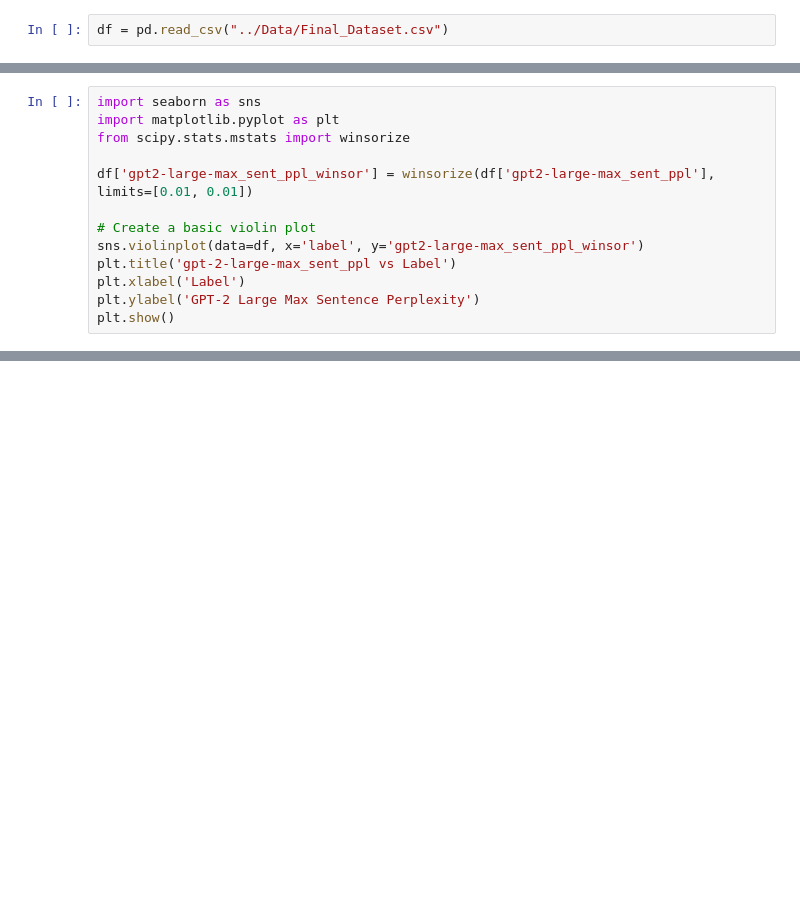
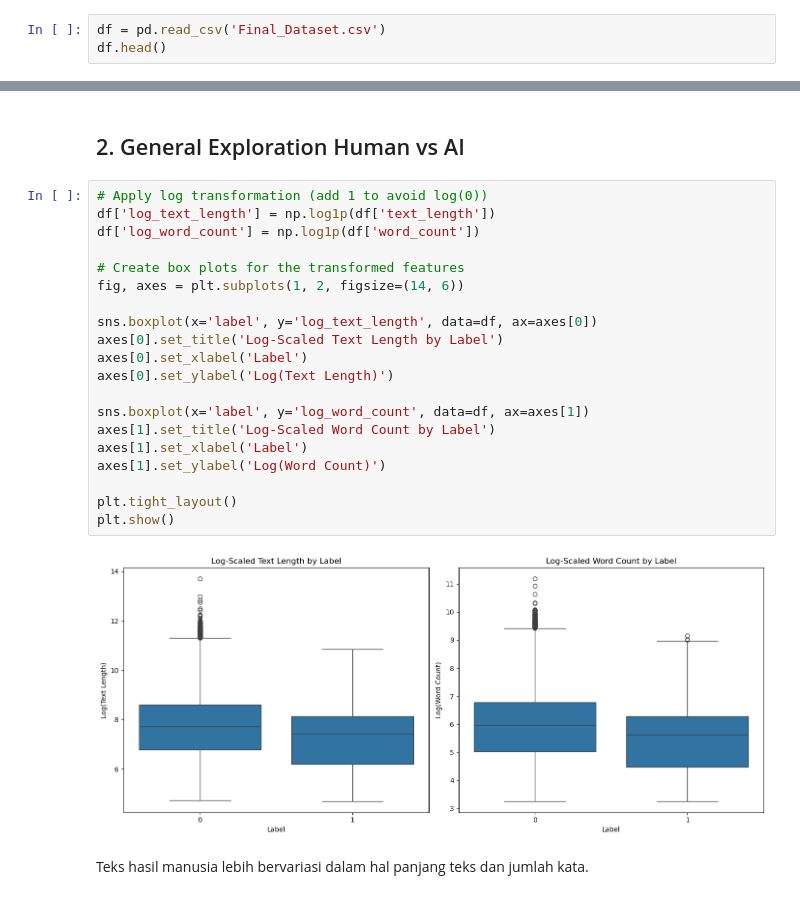
Before and after one commit to Aeva18/VeriTextCodeTraining, a Jupyter notebook: Notebook/EDA.ipynb, the cells around one changed output, grey strips where cells are left out. Drawn from its saved outputs; the diff is of its cells as text; blank space fills up the shorter version.

```diff
--- a/Notebook/EDA.ipynb
+++ b/Notebook/EDA.ipynb
@@ -3,2 +10,3 @@ import pandas as pd
 # %%
-df = pd.read_csv("../Data/Final_Dataset.csv")
+df = pd.read_csv('Final_Dataset.csv')
+df.head()
@@ -31,13 +47,0 @@ plt.show()
-# %%
-import seaborn as sns
-import matplotlib.pyplot as plt
-from scipy.stats.mstats import winsorize
-
-df['gpt2-large-max_sent_ppl_winsor'] = winsorize(df['gpt2-large-max_sent_ppl'], limits=[0.01, 0.01])
-
-# Create a basic violin plot
-sns.violinplot(data=df, x='label', y='gpt2-large-max_sent_ppl_winsor')
-plt.title('gpt-2-large-max_sent_ppl vs Label')
-plt.xlabel('Label')
-plt.ylabel('GPT-2 Large Max Sentence Perplexity')
-plt.show()
@@ -65,0 +157,26 @@ plt.show()
+# %% [markdown]
+## 2. General Exploration Human vs AI
+# %%
+# Apply log transformation (add 1 to avoid log(0))
+df['log_text_length'] = np.log1p(df['text_length'])
+df['log_word_count'] = np.log1p(df['word_count'])
+
+# Create box plots for the transformed features
+fig, axes = plt.subplots(1, 2, figsize=(14, 6))
+
+sns.boxplot(x='label', y='log_text_length', data=df, ax=axes[0])
+axes[0].set_title('Log-Scaled Text Length by Label')
+axes[0].set_xlabel('Label')
+axes[0].set_ylabel('Log(Text Length)')
+
+sns.boxplot(x='label', y='log_word_count', data=df, ax=axes[1])
+axes[1].set_title('Log-Scaled Word Count by Label')
+axes[1].set_xlabel('Label')
+axes[1].set_ylabel('Log(Word Count)')
+
+plt.tight_layout()
+plt.show()
+# %% [output]
+[figure, added]
+# %% [markdown]
+Teks hasil manusia lebih bervariasi dalam hal panjang teks dan jumlah kata.
```
Also changed, not shown: parts of 28 cells of this notebook, 12 other files.
